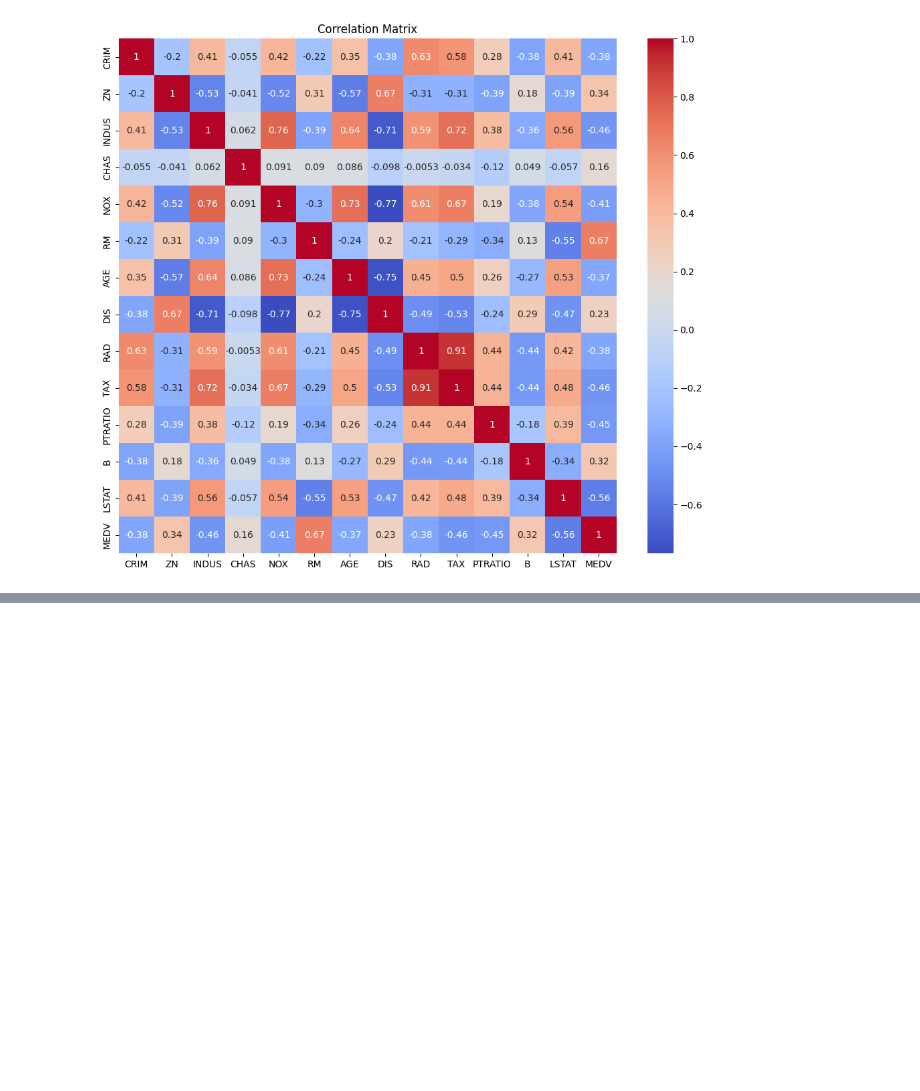
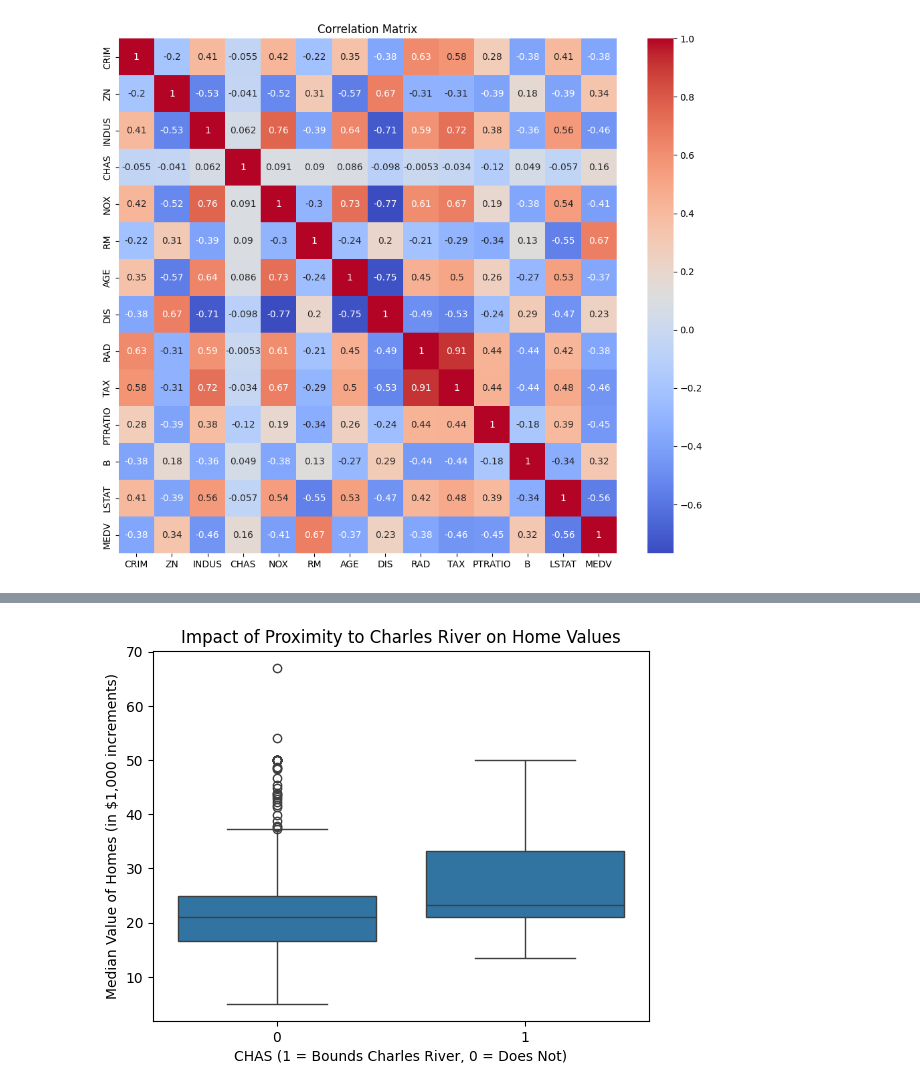
Before and after one commit to happycode-ch/Boston_Housing_Data, a Jupyter notebook: real_estate_kaggle_data_analysis.ipynb, the cells around one changed output, grey strips where cells are left out. Drawn from its saved outputs; the diff is of its cells as text; code cells hidden in the pictures; blank space fills up the shorter version.

```diff
--- a/real_estate_kaggle_data_analysis.ipynb
+++ b/real_estate_kaggle_data_analysis.ipynb
@@ -164,0 +171,12 @@ These insights underscore the need to address multicollinearity, as evidenced by
+# %%
+import seaborn as sns
+import matplotlib.pyplot as plt
+
+# Boxplot to compare MEDV for tracts bounding the Charles River vs. those that do not
+sns.boxplot(x='CHAS', y='MEDV', data=real_estate)
+plt.xlabel('CHAS (1 = Bounds Charles River, 0 = Does Not)')
+plt.ylabel('Median Value of Homes (in $1,000 increments)')
+plt.title('Impact of Proximity to Charles River on Home Values')
+plt.show()
+# %% [output]
+[figure, added]
```
Also changed, not shown: parts of 10 cells of this notebook.
